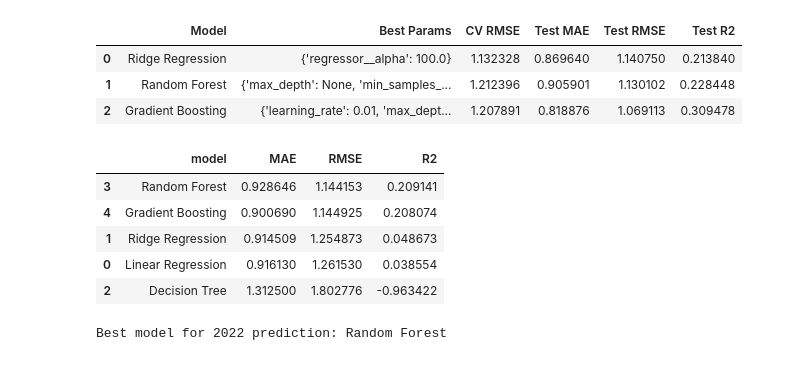
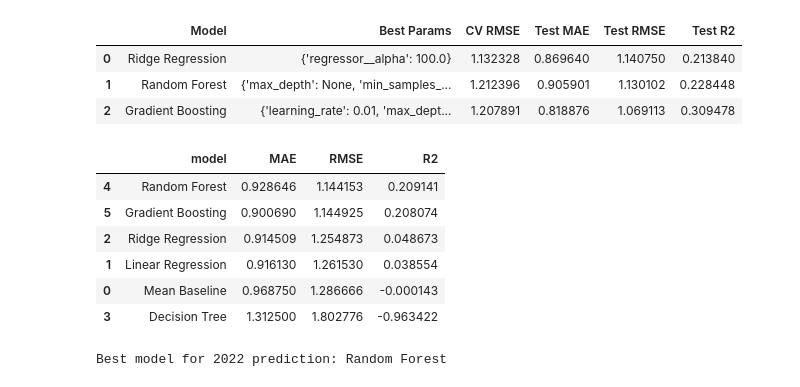
Before and after one commit to seop-byte/worldcup-2026-winner-prediction, a Jupyter notebook: worldcup_2026_prediction.ipynb, the cells around one changed output. Saved outputs shown, nothing was run; the diff lists cells and outputs as text; code cells hidden in the pictures.

```diff
--- a/worldcup_2026_prediction.ipynb
+++ b/worldcup_2026_prediction.ipynb
@@ -1506,42 +1506,63 @@ from sklearn.ensemble import RandomForestRegressor, GradientBoostingRegressor
 from sklearn.metrics import mean_absolute_error, mean_squared_error, r2_score
 import numpy as np
 import pandas as pd
+
+# =========================
+# Baseline 1: Mean Predictor
+# =========================
+# 학습 데이터의 평균 stage_score를 모든 2022 테스트 국가에 동일하게 예측하는 단순 baseline
+
+baseline_pred = np.full_like(y_test_2022, fill_value=y_train_2022.mean(), dtype=float)
+
+baseline_mae = mean_absolute_error(y_test_2022, baseline_pred)
+baseline_rmse = np.sqrt(mean_squared_error(y_test_2022, baseline_pred))
+baseline_r2 = r2_score(y_test_2022, baseline_pred)
 
 models_2022 = {
     "Linear Regression": LinearRegression(),
     "Ridge Regression": Ridge(alpha=1.0),
     "Decision Tree": DecisionTreeRegressor(random_state=42),
     "Random Forest": RandomForestRegressor(n_estimators=300, random_state=42),
     "Gradient Boosting": GradientBoostingRegressor(random_state=42)
 }
 
 results_2022 = []
 
+# baseline 결과 먼저 추가
+results_2022.append({
+    "model": "Mean Baseline",
+    "MAE": baseline_mae,
+    "RMSE": baseline_rmse,
+    "R2": baseline_r2
+})
+
+# 머신러닝 모델 성능 평가
 for name, model in models_2022.items():
     model.fit(X_train_2022, y_train_2022)
     pred = model.predict(X_test_2022)
 
     mae = mean_absolute_error(y_test_2022, pred)
     rmse = np.sqrt(mean_squared_error(y_test_2022, pred))
     r2 = r2_score(y_test_2022, pred)
 
     results_2022.append({
         "model": name,
         "MAE": mae,
         "RMSE": rmse,
         "R2": r2
     })
 
 results_2022_df = pd.DataFrame(results_2022).sort_values("RMSE")
 
 display(results_2022_df)
 # %% [output]
 |  | model | MAE | RMSE | R2 |
-| 3 | Random Forest | 0.928646 | 1.144153 | 0.209141 |
-| 4 | Gradient Boosting | 0.900690 | 1.144925 | 0.208074 |
-| 1 | Ridge Regression | 0.914509 | 1.254873 | 0.048673 |
-| 0 | Linear Regression | 0.916130 | 1.261530 | 0.038554 |
-| 2 | Decision Tree | 1.312500 | 1.802776 | -0.963422 |
+| 4 | Random Forest | 0.928646 | 1.144153 | 0.209141 |
+| 5 | Gradient Boosting | 0.900690 | 1.144925 | 0.208074 |
+| 2 | Ridge Regression | 0.914509 | 1.254873 | 0.048673 |
+| 1 | Linear Regression | 0.916130 | 1.261530 | 0.038554 |
+| 0 | Mean Baseline | 0.968750 | 1.286666 | -0.000143 |
+| 3 | Decision Tree | 1.312500 | 1.802776 | -0.963422 |
 # %%
 # 가장 RMSE가 낮은 모델 선택
 best_2022_model_name = results_2022_df.iloc[0]["model"]
```
